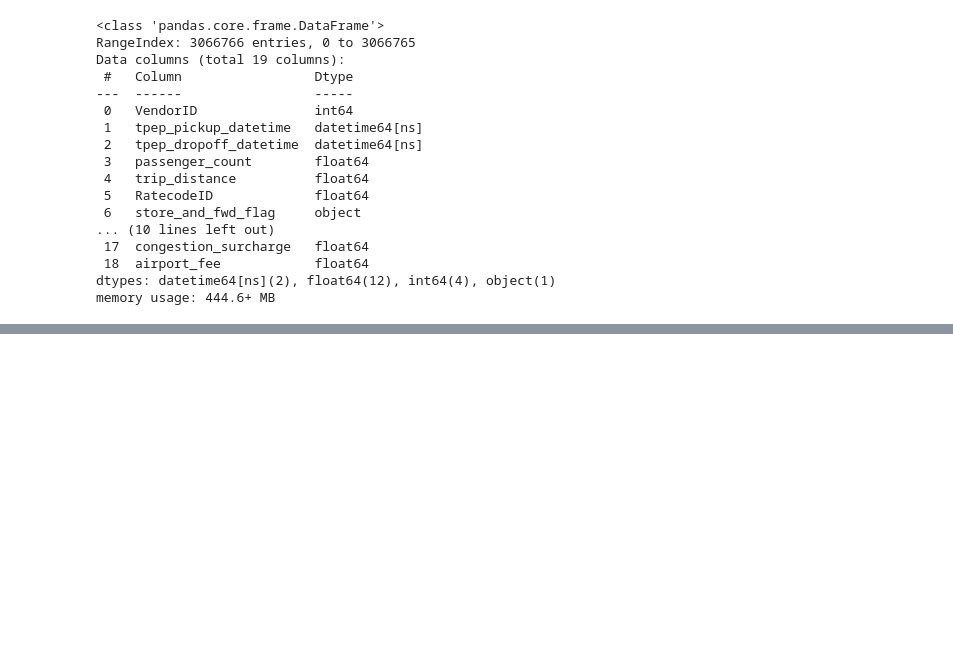
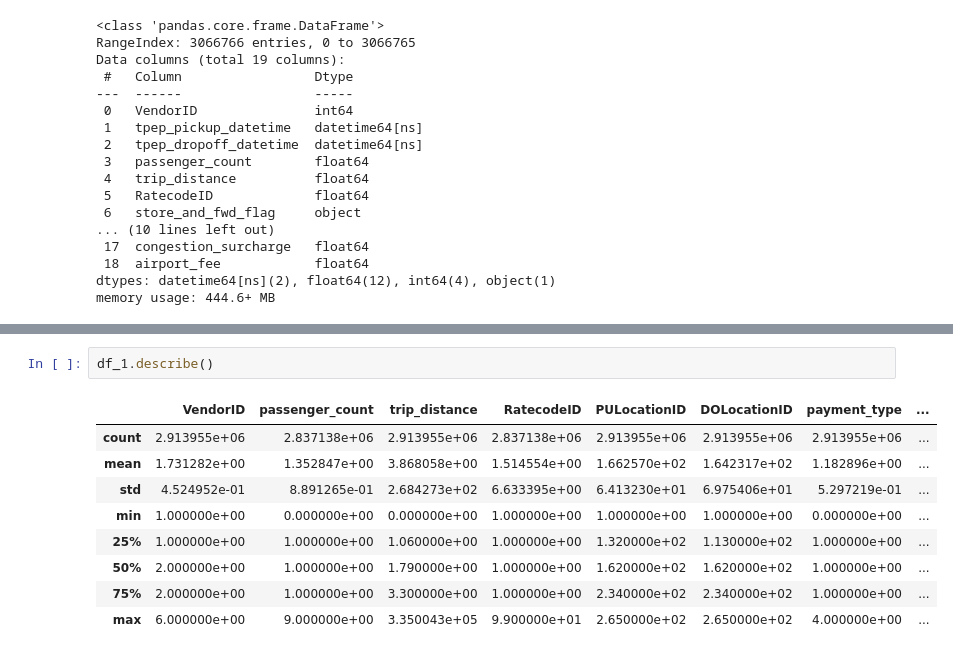
Before and after one commit to Rasheed-10/MLOps-ZOOMCAMP, a Jupyter notebook: homework.ipynb, the cells around one changed output, grey strips where cells are left out. Drawn from its saved outputs; the diff is of its cells as text; blank space fills up the shorter version.

```diff
--- a/homework.ipynb
+++ b/homework.ipynb
@@ -56,0 +112,12 @@ memory usage: 444.6+ MB
+# %%
+df_1.describe()
+# %% [output]
+|  | VendorID | passenger_count | trip_distance | RatecodeID | PULocationID | DOLocationID | payment_type | ... |
+| count | 2.913955e+06 | 2.837138e+06 | 2.913955e+06 | 2.837138e+06 | 2.913955e+06 | 2.913955e+06 | 2.913955e+06 | ... |
+| mean | 1.731282e+00 | 1.352847e+00 | 3.868058e+00 | 1.514554e+00 | 1.662570e+02 | 1.642317e+02 | 1.182896e+00 | ... |
+| std | 4.524952e-01 | 8.891265e-01 | 2.684273e+02 | 6.633395e+00 | 6.413230e+01 | 6.975406e+01 | 5.297219e-01 | ... |
+| min | 1.000000e+00 | 0.000000e+00 | 0.000000e+00 | 1.000000e+00 | 1.000000e+00 | 1.000000e+00 | 0.000000e+00 | ... |
+| 25% | 1.000000e+00 | 1.000000e+00 | 1.060000e+00 | 1.000000e+00 | 1.320000e+02 | 1.130000e+02 | 1.000000e+00 | ... |
+| 50% | 2.000000e+00 | 1.000000e+00 | 1.790000e+00 | 1.000000e+00 | 1.620000e+02 | 1.620000e+02 | 1.000000e+00 | ... |
+| 75% | 2.000000e+00 | 1.000000e+00 | 3.300000e+00 | 1.000000e+00 | 2.340000e+02 | 2.340000e+02 | 1.000000e+00 | ... |
+| max | 6.000000e+00 | 9.000000e+00 | 3.350043e+05 | 9.900000e+01 | 2.650000e+02 | 2.650000e+02 | 4.000000e+00 | ... |
```
Also changed, not shown: parts of 9 cells of this notebook.
